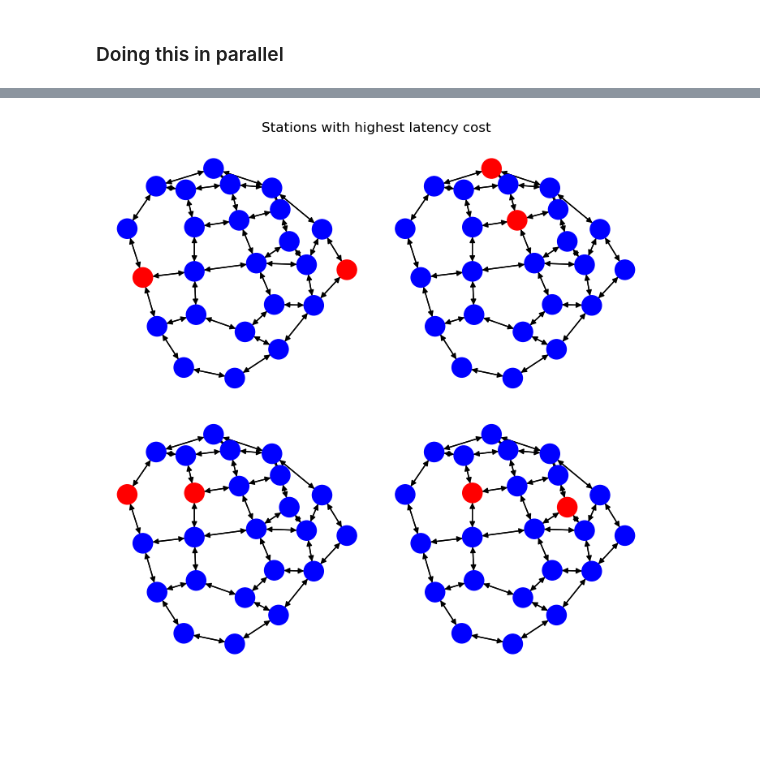
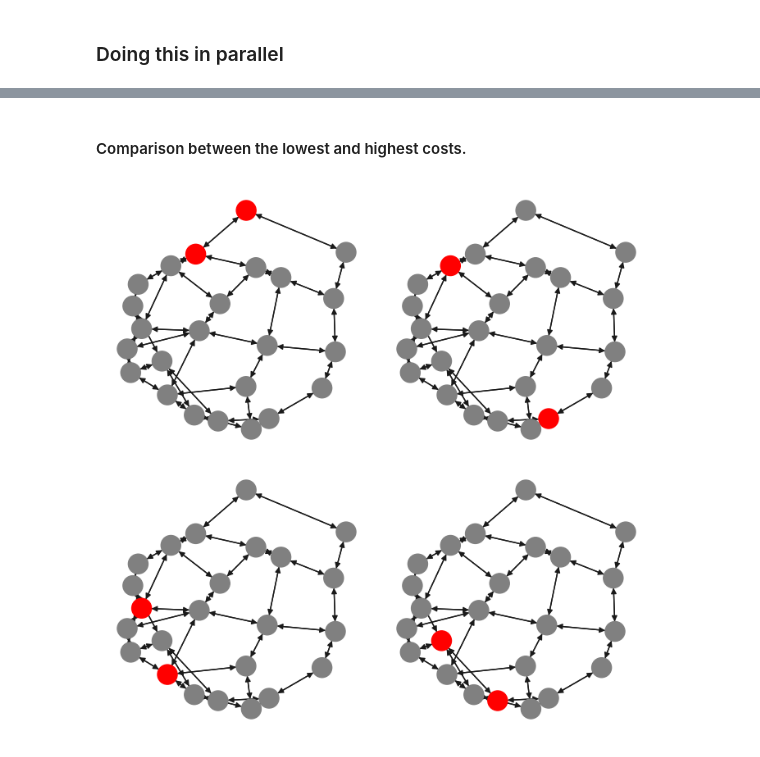
Before and after one commit to 4Freye/bike-stations, a Jupyter notebook: optimal_station_Equilibrium.ipynb, the cells around one changed output, grey strips where cells are left out. Saved outputs shown, nothing was run; the diff lists cells and outputs as text; code cells hidden in the pictures; blank space fills up the shorter version.

```diff
--- a/optimal_station_Equilibrium.ipynb
+++ b/optimal_station_Equilibrium.ipynb
@@ -437,4 +416,4 @@ station_cost_centrality['volume_x'] = station_cost_centrality.station1.apply(sum
 station_cost_centrality['volume_y'] = station_cost_centrality.station2.apply(sum_edge_volumes, graph=siouxFalls.graph)
 station_cost_centrality['hyp_time_reduction'] = station_cost_centrality.stations.apply( calculate_hypothetical_travel_time_reduction, graph= siouxFalls.graph, traffic_dict= siouxFalls.od_vols)
 # %%
-station_cost_centrality['hyp_time_reduction'] = np.log((station_cost_centrality.hyp_time_reduction / np.linalg.norm(station_cost_centrality.hyp_time_reduction)))
+station_cost_centrality['log_hyp_time_reduction'] = np.log((station_cost_centrality.hyp_time_reduction / np.linalg.norm(station_cost_centrality.hyp_time_reduction)))
@@ -460,3 +420,5 @@ time_reduction_model = sm.OLS(station_cost_centrality['pct_change'], station_cos
+# %%
+station_cost_centrality['shortest_path_length'] = station_cost_centrality.apply(lambda x: nx.shortest_path_length(siouxFalls.graph, x.station1, x.station2, weight='time'), axis=1)
 # %%
 station_cost_centrality.columns
 # %% [output]
@@ -468,8 +431 @@ Index(['stations', 'cost', 'station1', 'station2', 'betweenness_o',
       dtype='object')
-# %%
-station_cost_centrality = sm.add_constant(station_cost_centrality)
-
-big_model = sm.OLS(station_cost_centrality['pct_change'], station_cost_centrality[['const', 'betweenness_o',
-       'out_degree_o', 'in_degree_o', 'eigenvector_o', 'closeness_o',
-       'betweenness_d', 'out_degree_d', 'in_degree_d', 'eigenvector_d',
-       'closeness_d', 'int_in_degree_centrality', 'int_out_degree_centrality', 'volume_x', 'volume_y', 'hyp_time_reduction']]).fit()
@@ -541,0 +432,7 @@ pd.concat([station_cost_centrality[['betweenness_x', 'betweenness_y']].min(axis=
+# %%
+station_cost_centrality.columns = ['stations', 'cost', 'station1', 'station2', 'betweenness_1',
+       'out_degree_1', 'degree_1', 'eigenvector_1', 'closeness_1',
+       'betweenness_2', 'degree_2', 'in_degree_2', 'eigenvector_2',
+       'closeness_2', 'int_degree_centrality', 'int_out_degree_centrality',
+       'pct_change', 'volume_1', 'volume_2', 'hyp_time_reduction',
+       'log_hyp_time_reduction', 'shortest_path_length']
@@ -542 +478,3 @@ pd.concat([station_cost_centrality[['betweenness_x', 'betweenness_y']].min(axis=
+# %% [markdown]
+#### Comparison between the lowest and highest costs.
 # %%
@@ -547,33 +487,29 @@ station_cost_centrality.to_csv('station_cost_centrality.csv')
 # %%
 import matplotlib.pyplot as plt
 import networkx as nx
 
 # create four color sets
-node_colors1 = ['red' if node in station_cost_centrality.loc[low_4].iloc[0].stations else 'blue' for node in siouxFalls.graph.nodes()]
-node_colors2 = ['red' if node in station_cost_centrality.loc[low_4].iloc[1].stations else 'blue' for node in siouxFalls.graph.nodes()]
-node_colors3 = ['red' if node in station_cost_centrality.loc[low_4].iloc[2].stations else 'blue' for node in siouxFalls.graph.nodes()]
-node_colors4 = ['red' if node in station_cost_centrality.loc[low_4].iloc[3].stations else 'blue' for node in siouxFalls.graph.nodes()]
+node_colors1 = ['red' if node in station_cost_centrality.loc[low_4].iloc[0].stations else 'gray' for node in siouxFalls.graph.nodes()]
+node_colors2 = ['red' if node in station_cost_centrality.loc[low_4].iloc[1].stations else 'gray' for node in siouxFalls.graph.nodes()]
+node_colors3 = ['red' if node in station_cost_centrality.loc[low_4].iloc[2].stations else 'gray' for node in siouxFalls.graph.nodes()]
+node_colors4 = ['red' if node in station_cost_centrality.loc[low_4].iloc[3].stations else 'gray' for node in siouxFalls.graph.nodes()]
 # create a 2x2 plot grid
 fig, axs = plt.subplots(2, 2, figsize=(7, 7))
-pos = nx.spring_layout(siouxFalls.graph)
+pos = nx.kamada_kawai_layout(siouxFalls.graph, weight='time')
 
 
 # plot each graph in a different subplot
-np.random.seed(123)
-nx.draw(siouxFalls.graph.copy(), ax=axs[0, 0], node_color=node_colors1)
-np.random.seed(123)
-nx.draw(siouxFalls.graph.copy(), ax=axs[0, 1], node_color=node_colors2)
-np.random.seed(123)
-nx.draw(siouxFalls.graph.copy(), ax=axs[1, 0], node_color=node_colors3)
-np.random.seed(123)
-nx.draw(siouxFalls.graph.copy(), ax=axs[1, 1], node_color=node_colors4)
+nx.draw(siouxFalls.graph.copy(), ax=axs[0, 0], pos=pos, node_color=node_colors1)
+nx.draw(siouxFalls.graph.copy(), ax=axs[0, 1],pos=pos, node_color=node_colors2)
+nx.draw(siouxFalls.graph.copy(), ax=axs[1, 0],pos=pos, node_color=node_colors3)
+nx.draw(siouxFalls.graph.copy(), ax=axs[1, 1],pos=pos, node_color=node_colors4)
 
+# these are the 4 lowest costs
 # set plot title and axis labels
-fig.suptitle('Stations with highest latency cost')
 plt.tight_layout()
 plt.show()
 # %% [output]
-[figure, old version]
+[figure, new version]
 # %%
 import matplotlib.pyplot as plt
 import networkx as nx
```
Also changed, not shown: parts of 34 cells of this notebook, 1 other file.
